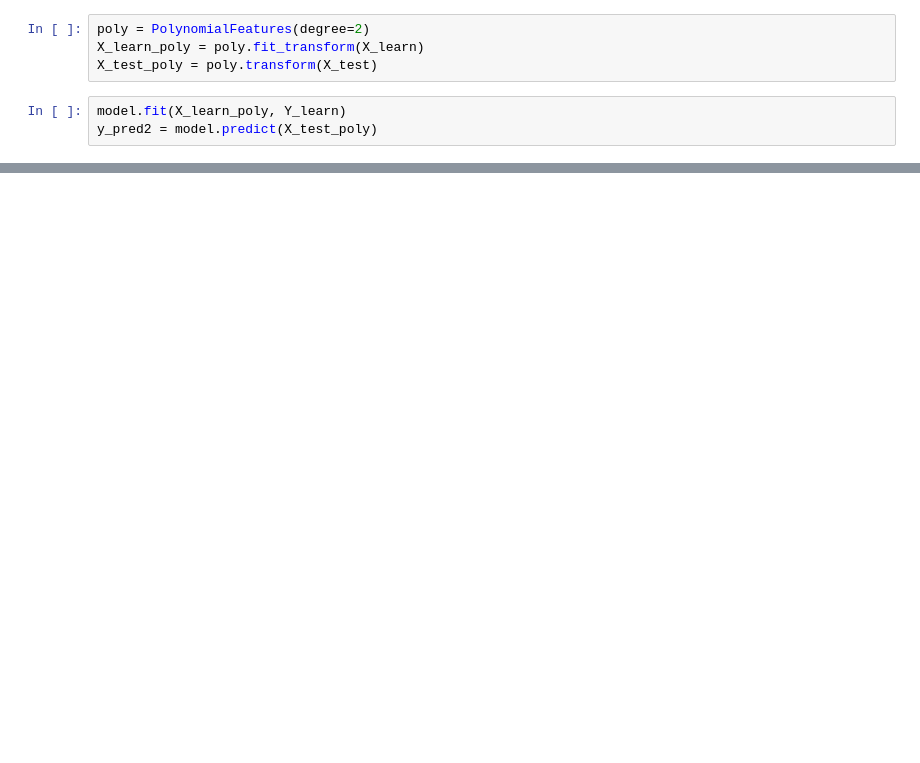
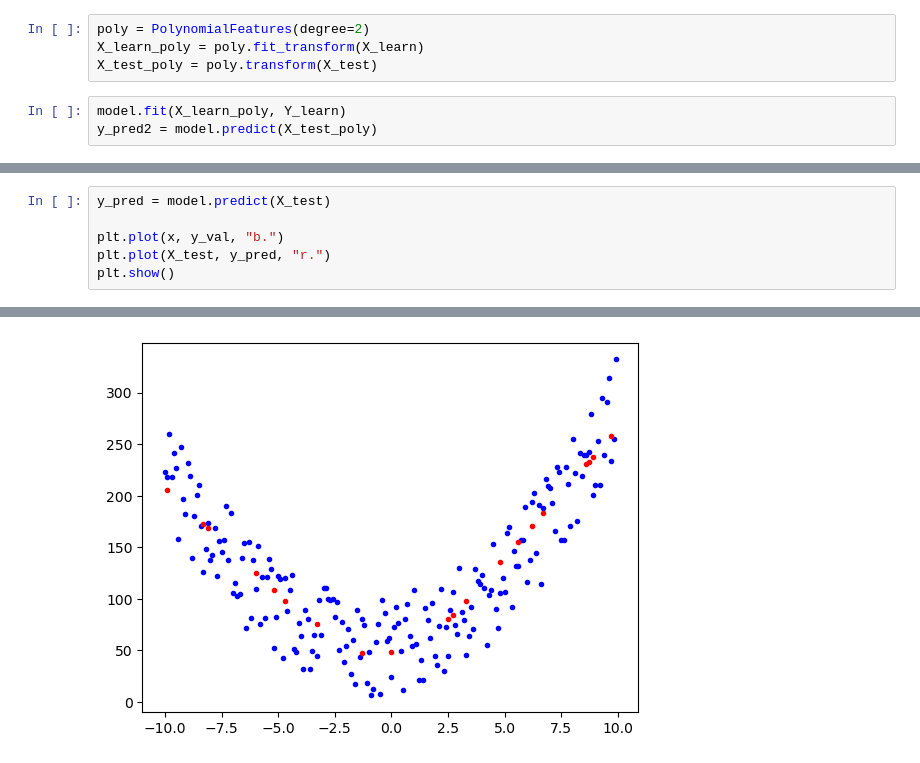
Before and after one commit to KorolevIvanMi/ML, a Jupyter notebook: learning/try_polinom.ipynb, the cells around one changed output, grey strips where cells are left out. Saved outputs shown, nothing was run; the diff lists cells and outputs as text; blank space fills up the shorter version.

```diff
--- a/learning/try_polinom.ipynb
+++ b/learning/try_polinom.ipynb
@@ -64,0 +130,7 @@ array([0.        , 3.69935464, 2.04105707])
+# %%
+y_pred = model.predict(X_test)
+
+plt.plot(x, y_val, "b.")
+plt.plot(X_test, y_pred, "r.")
+plt.show()
+# %% [output]
@@ -64,0 +138 @@ array([0.        , 3.69935464, 2.04105707])
+[figure, added]
```
Also changed, not shown: parts of 11 cells of this notebook, 1 other file.
